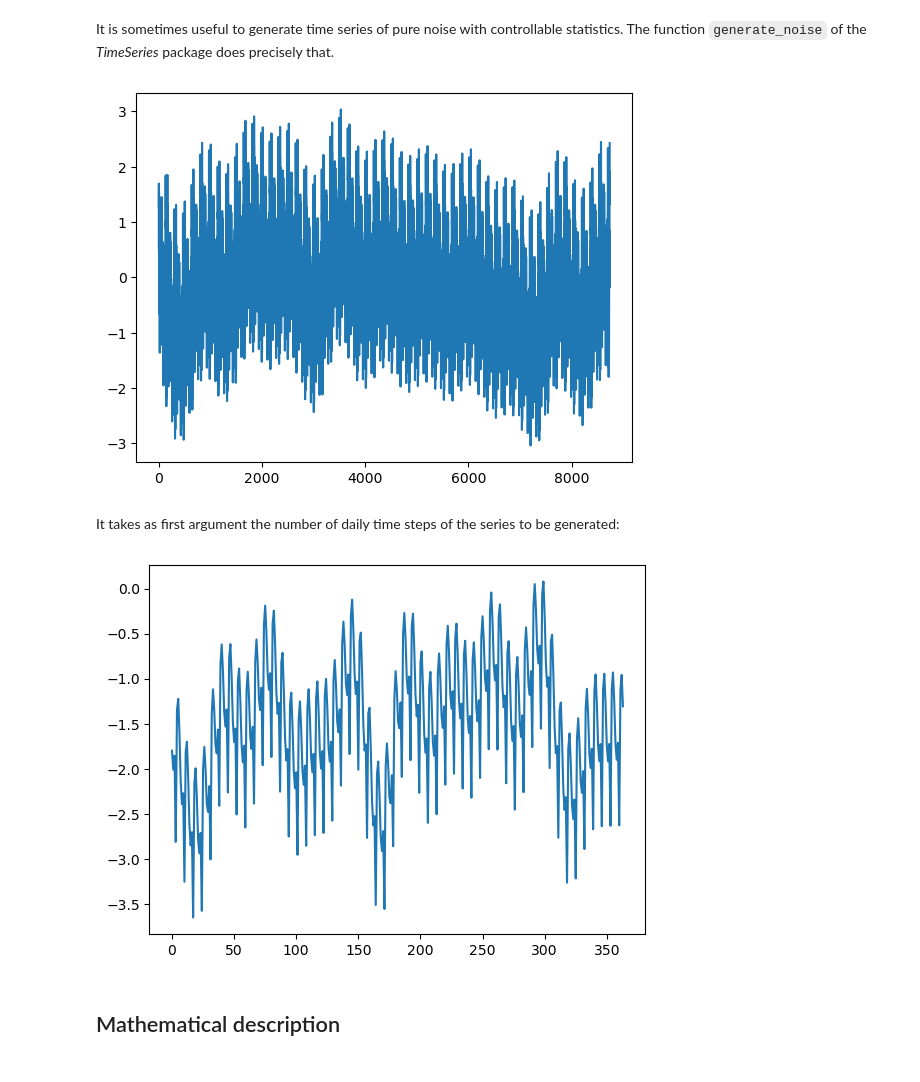
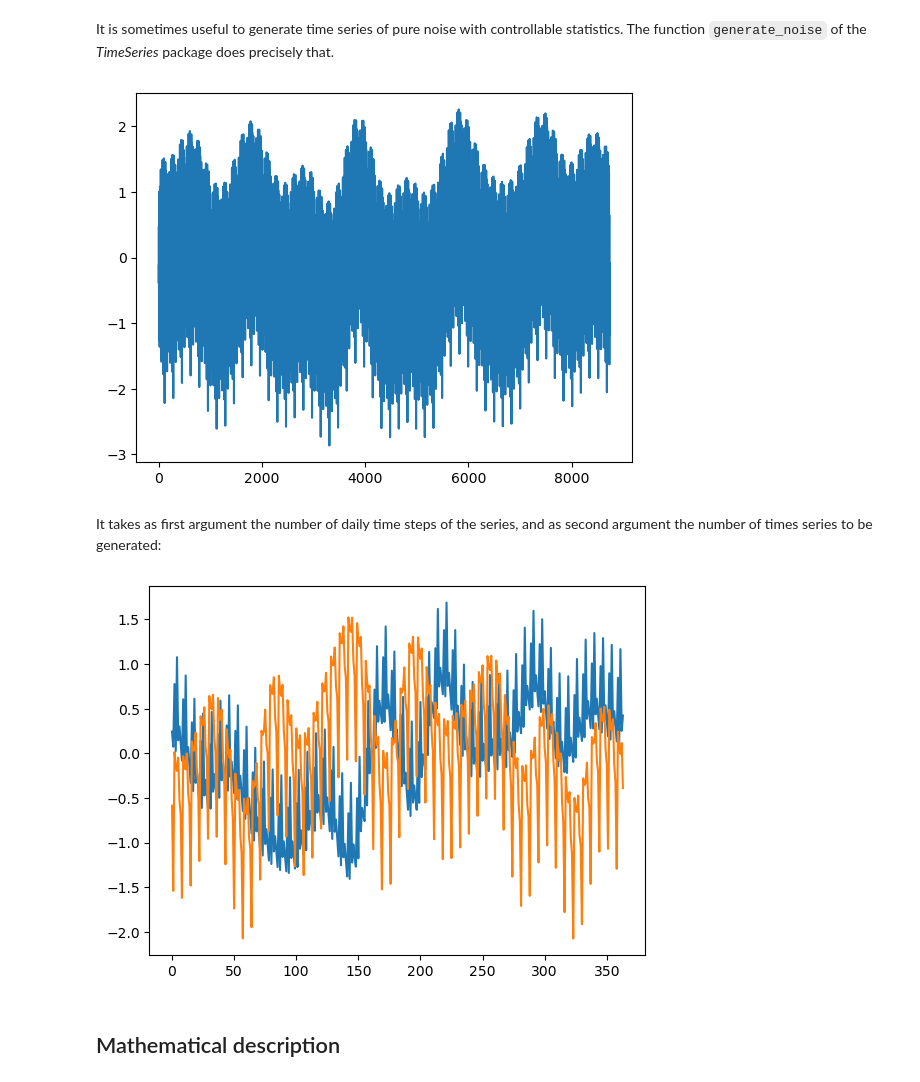
Before and after one commit to GeeeHesso/PowerData, a Jupyter notebook: TimeSeries/doc/Noise.ipynb, the cells around one changed output. Cells and saved outputs as stored; diff of their text form; code cells hidden in the pictures.

```diff
--- a/TimeSeries/doc/Noise.ipynb
+++ b/TimeSeries/doc/Noise.ipynb
@@ -11,17 +11,18 @@ import time_series as ts
 import numpy as np
 import matplotlib.pyplot as plt
 # %%
-plt.plot(ts.generate_noise())
+plt.plot(ts.generate_noise()[0])
 plt.show()
 # %% [output]
-[figure, old version]
+[figure, new version]
 # %% [markdown]
-It takes as first argument the number of daily time steps of the series to be generated:
+It takes as first argument the number of daily time steps of the series,
+and as second argument the number of times series to be generated:
 # %%
-plt.plot(ts.generate_noise(1))
+plt.plot(ts.generate_noise(daily_steps=1, count=2).transpose())
 plt.show()
 # %% [output]
-[figure, old version]
+[figure, new version]
 # %% [markdown]
 ## Mathematical description
 # %% [markdown]
```
Also changed, not shown: parts of 9 cells of this notebook, 2 other files.
